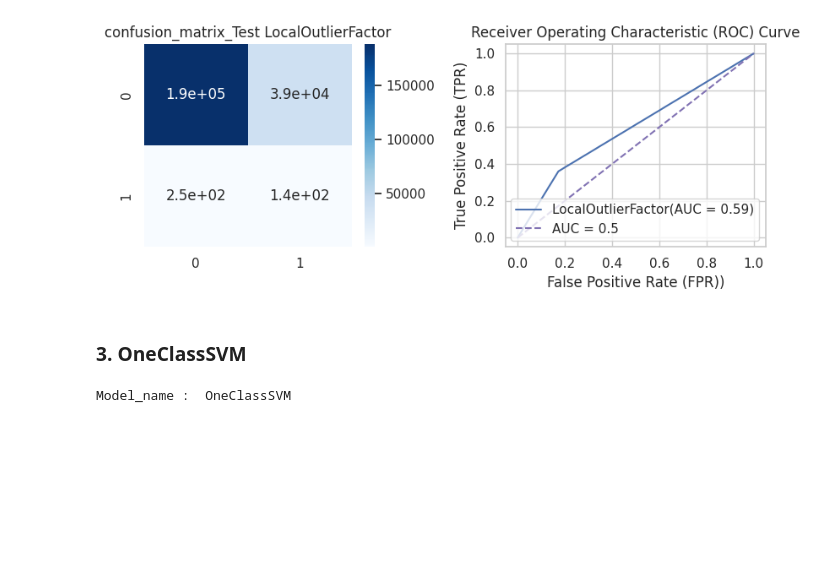
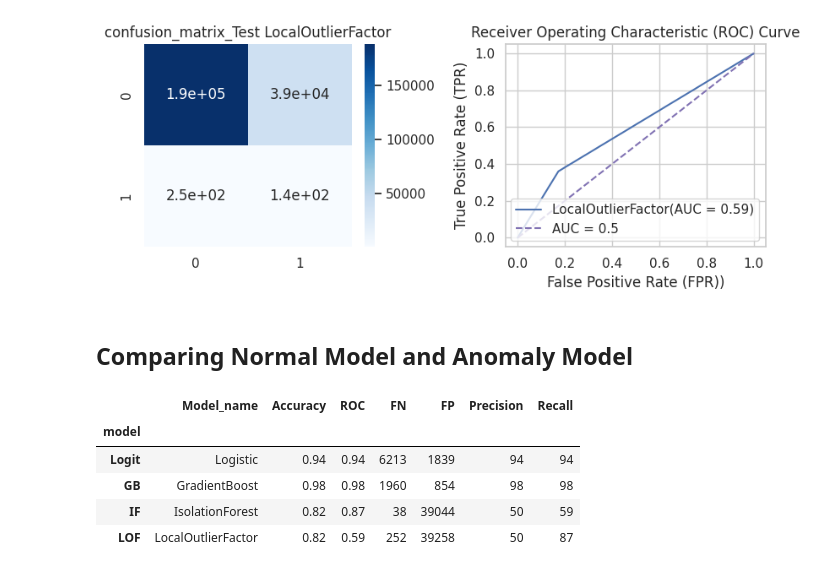
Before and after one commit to pmama/FinancialProject, a Jupyter notebook: Financial_project.ipynb, the cells around one changed output. Drawn from its saved outputs; the diff is of its cells as text; code cells hidden in the pictures; blank space fills up the shorter version.

```diff
--- a/Financial_project.ipynb
+++ b/Financial_project.ipynb
@@ -1490,54 +1274,6 @@ Classification Report :
 
 Test ROC-AUC : 0.59
 [figure]
-# %% [markdown]
-### 3. OneClassSVM
-# %%
-ocs = OneClassSVM()
-model_name = 'OneClassSVM'
-print('Model_name : ', model_name)
-ocs.fit(x)
-y_pred_ocs = ocs.predict(x)
-
-y_pred =y_pred_ocs.reshape(-1,1)
-y_pred[y_pred==1]=0
-y_pred[y_pred==-1]=1
-
-accuracy_score_ocs = accuracy_score(y,y_pred)
-print('Accuracy score : ', accuracy_score_ocs)
-
-n_errors_ifc = (y_pred != y).sum()
-cr_ifc = classification_report(y,y_pred)
-cm_ifc = confusion_matrix(y, y_pred)
-fpr, tpr, _ = roc_curve(y, y_pred_ocs, pos_label=1)
-roc_auc_ocs = auc(fpr, tpr)
-
-
-print('Errors :',  n_errors_ocs)
-print()
-print("Classification Report :\n", cr_ocs)
-print()
-print("confusion matrix :\n",cm_ocs)
-print()
-print(f'Test ROC-AUC : {roc_auc:.2f}')
-#=================Ploting confucion matrix and ROC charecteristics ============
-plt.figure(figsize = (8,3.5))
-plt.subplot(1,2,1)
-sns.heatmap(cm_ocs, annot = True, cmap= 'Blues')
-plt.title(f'confusion_matrix_Test {model_name}')
-#------------------------------------------------------
-plt.subplot(1,2,2)
-plt.plot(fpr, tpr, label=f'{model_name}(AUC = {roc_auc_ocs:.2f})')
-plt.plot([0, 1], [0, 1], 'm--', label='AUC = 0.5')
-plt.xlabel('False Positive Rate (FPR))')
-plt.ylabel('True Positive Rate (TPR)')
-plt.title('Receiver Operating Characteristic (ROC) Curve')
-plt.legend(loc='lower right')
-plt.tight_layout()
-# Show the plot
-plt.show()
-# %% [output]
-Model_name :  OneClassSVM
 # %%
 # ifc = IsolationForest( contamination=fraud_percent ,random_state=42,)
 # lof = LocalOutlierFactor(contamination=fraud_percent)
@@ -1568,3 +1304,25 @@ Model_name :  OneClassSVM
 #     print(accuracy_score(y,y_pred))
 #     print("Classification Report :")
 #     print(classification_report(y,y_pred))
+# %% [markdown]
+## **Comparing Normal Model and Anomaly Model**
+# %%
+data  ={'model':  ['Logit', 'GB','IF','LOF'],
+    'Model_name' :  ['Logistic', 'GradientBoost','IsolationForest','LocalOutlierFactor'],
+        'Accuracy'   :  [0.94, 0.98, 0.82, 0.82],
+        'ROC'        :[0.94, 0.98, 0.87, 0.59],
+        'FN'         : [6213,1960,38,252],
+        'FP'         :[1839,854,39044,39258],
+        'Precision'  :[94,98,50,50],
+        'Recall'     :[94,98,59,87]
+}
+metric_df = pd.DataFrame(data)
+metric_df.set_index('model', inplace= True)
+metric_df
+# %% [output]
+|  | Model_name | Accuracy | ROC | FN | FP | Precision | Recall |
+| model |  |  |  |  |  |  |  |
+| Logit | Logistic | 0.94 | 0.94 | 6213 | 1839 | 94 | 94 |
+| GB | GradientBoost | 0.98 | 0.98 | 1960 | 854 | 98 | 98 |
+| IF | IsolationForest | 0.82 | 0.87 | 38 | 39044 | 50 | 59 |
+| LOF | LocalOutlierFactor | 0.82 | 0.59 | 252 | 39258 | 50 | 87 |
```
Also changed, not shown: parts of 19 cells of this notebook.
